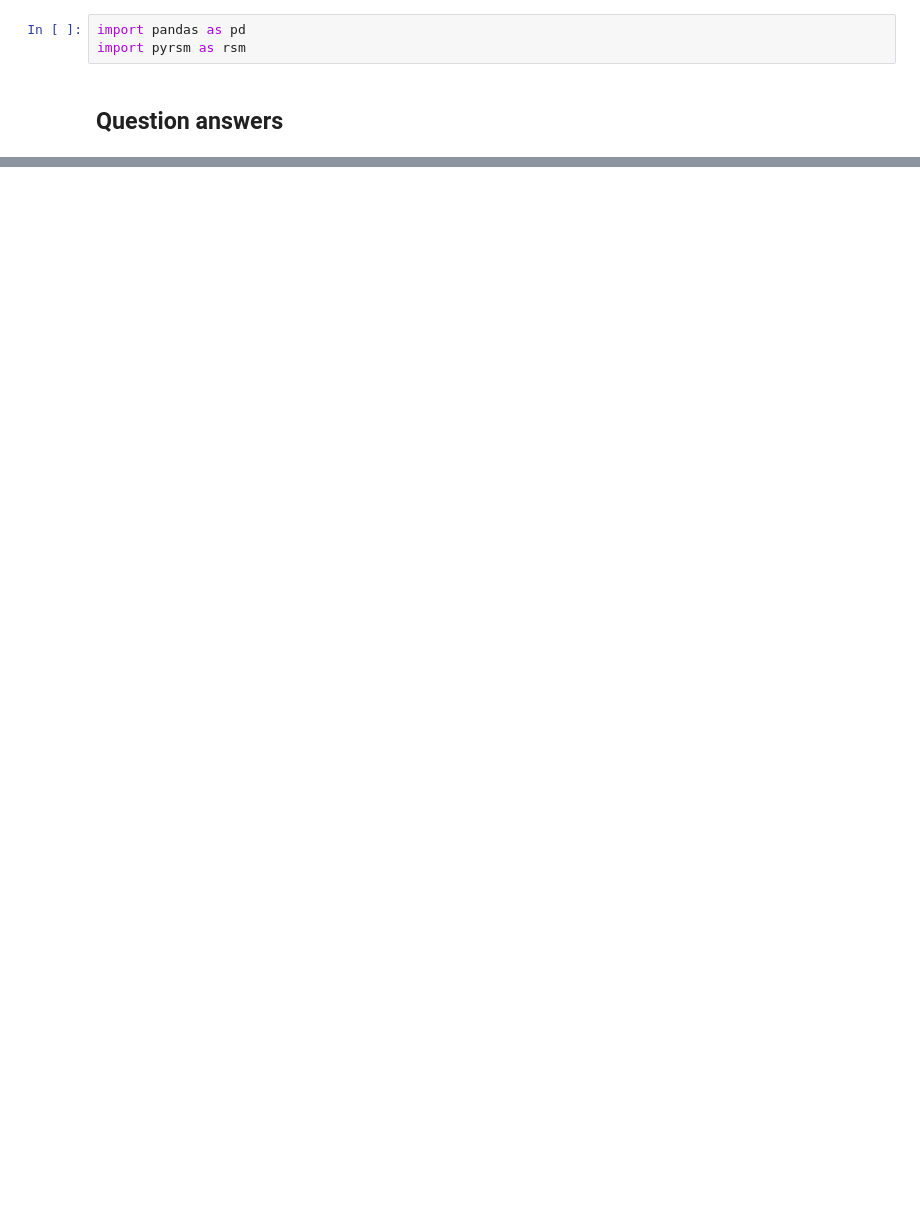
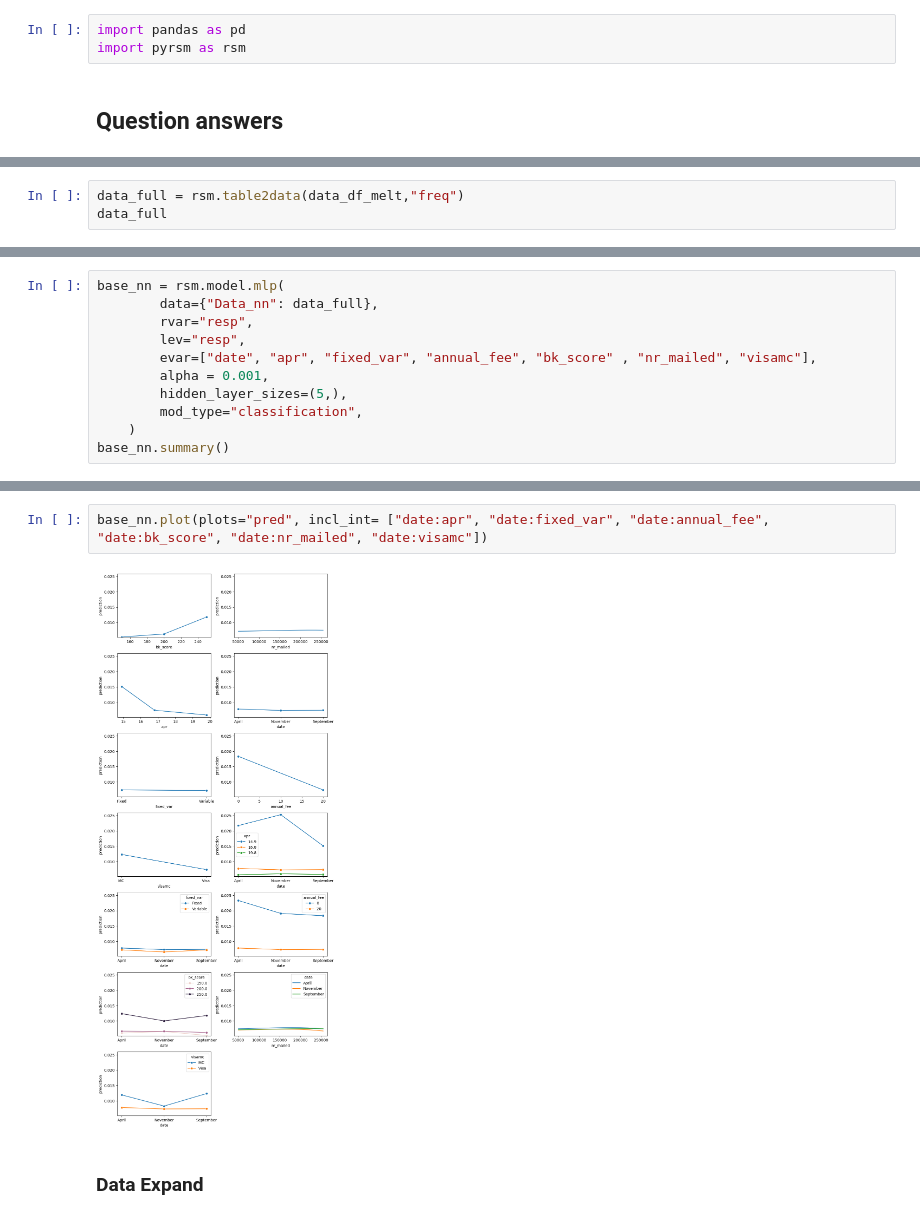
Before and after one commit to Krithikap019/fitech-credit-card, a Jupyter notebook: fitech.ipynb, the cells around one changed output, grey strips where cells are left out. Drawn from its saved outputs; the diff is of its cells as text; blank space fills up the shorter version.

```diff
--- a/fitech.ipynb
+++ b/fitech.ipynb
@@ -41,0 +193,3 @@ import pyrsm as rsm
+# %%
+data_full = rsm.table2data(data_df_melt,"freq")
+data_full
@@ -41,0 +271,11 @@ import pyrsm as rsm
+# %%
+base_nn = rsm.model.mlp(
+        data={"Data_nn": data_full},
+        rvar="resp",
+        lev="resp",
+        evar=["date", "apr", "fixed_var", "annual_fee", "bk_score" , "nr_mailed", "visamc"],
+        alpha = 0.001,
+        hidden_layer_sizes=(5,),
+        mod_type="classification",
+    )
+base_nn.summary()
@@ -41,0 +300,6 @@ import pyrsm as rsm
+# %%
+base_nn.plot(plots="pred", incl_int= ["date:apr", "date:fixed_var", "date:annual_fee", "date:bk_score", "date:nr_mailed", "date:visamc"])
+# %% [output]
+[figure, added]
+# %% [markdown]
+### Data Expand
```
Also changed, not shown: parts of 78 cells of this notebook, 3 other files.
